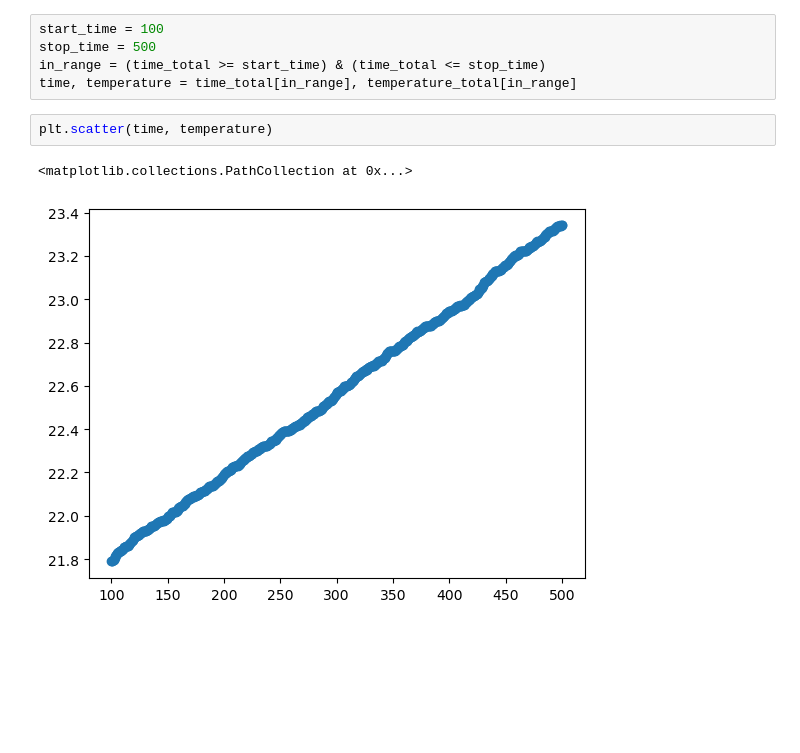
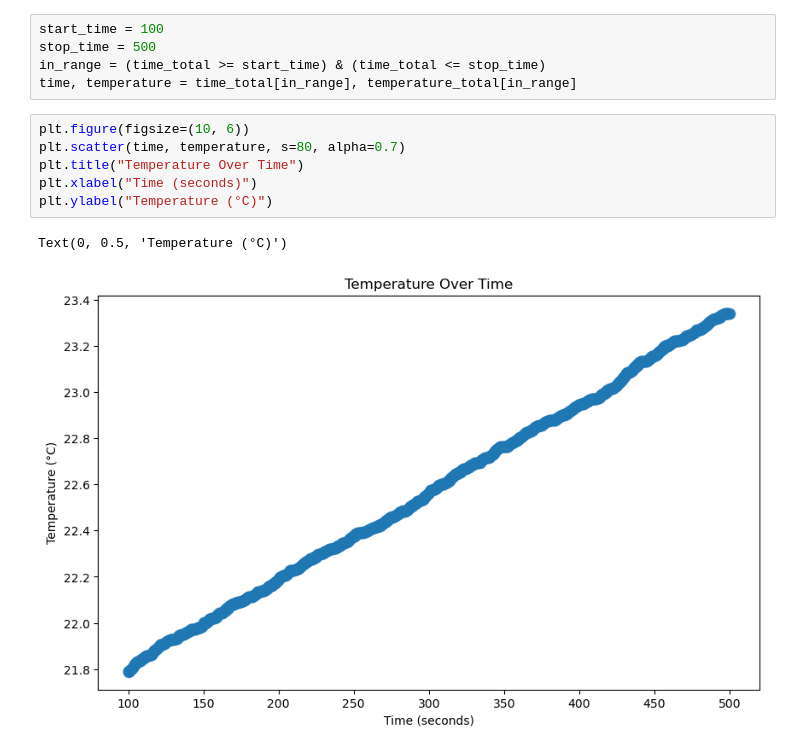
Before and after one commit to emilyebell/Physics5CL, a Jupyter notebook: 5CL_Lab6_Experiment3_Styrofoam.ipynb, the cells around one changed output. Cells and saved outputs as stored; diff of their text form; blank space fills up the shorter version.

```diff
--- a/5CL_Lab6_Experiment3_Styrofoam.ipynb
+++ b/5CL_Lab6_Experiment3_Styrofoam.ipynb
@@ -19,10 +19,14 @@ stop_time = 500
 in_range = (time_total >= start_time) & (time_total <= stop_time)
 time, temperature = time_total[in_range], temperature_total[in_range]
 # %%
-plt.scatter(time, temperature)
+plt.figure(figsize=(10, 6))
+plt.scatter(time, temperature, s=80, alpha=0.7)
+plt.title("Temperature Over Time")
+plt.xlabel("Time (seconds)")
+plt.ylabel("Temperature (°C)")
 # %% [output]
-<matplotlib.collections.PathCollection at 0x...>
+Text(0, 0.5, 'Temperature (°C)')
-[figure, old version]
+[figure, new version]
 # %%
 ln_temperature = np.log(temperature)
 
```
Also changed, not shown: parts of 5 cells of this notebook.
